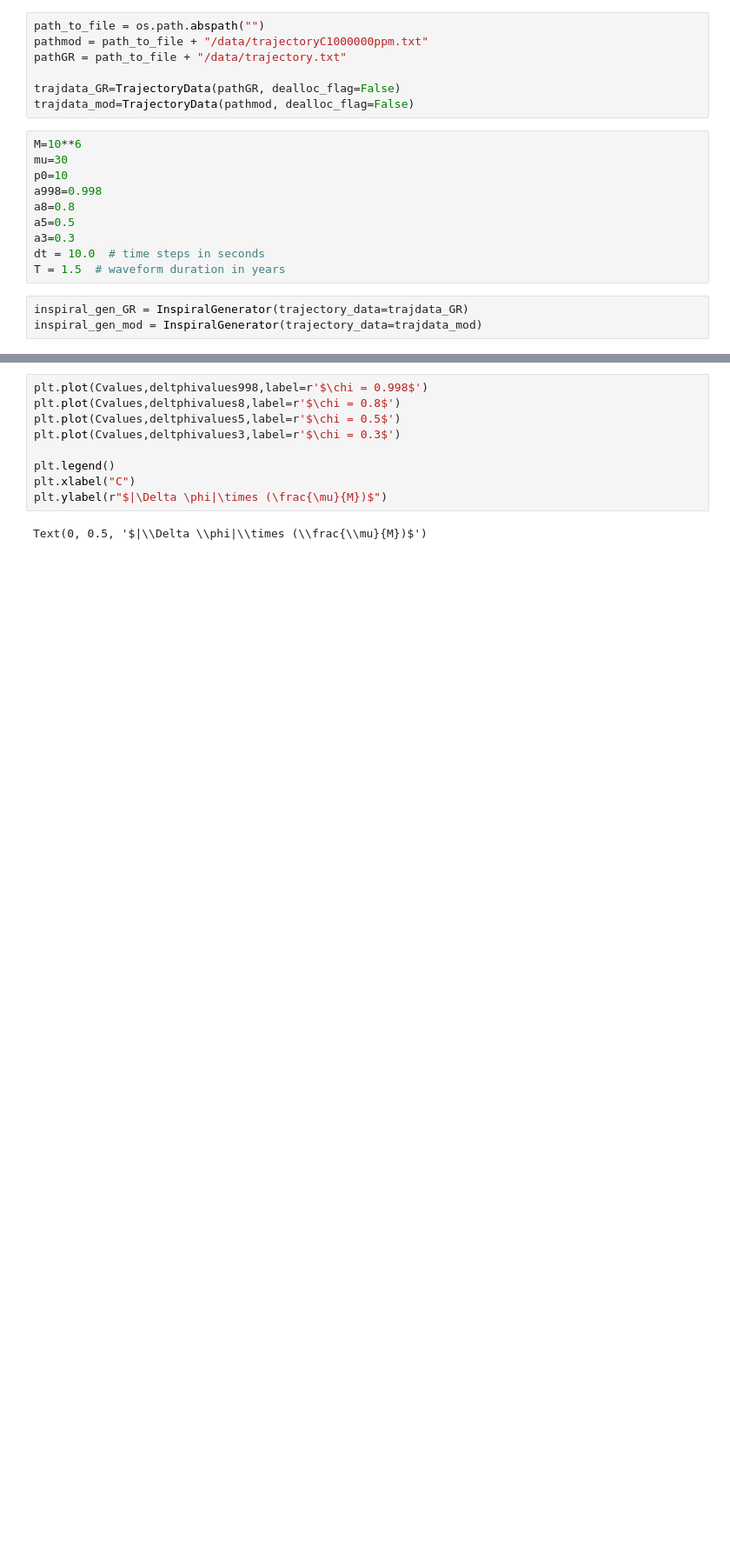
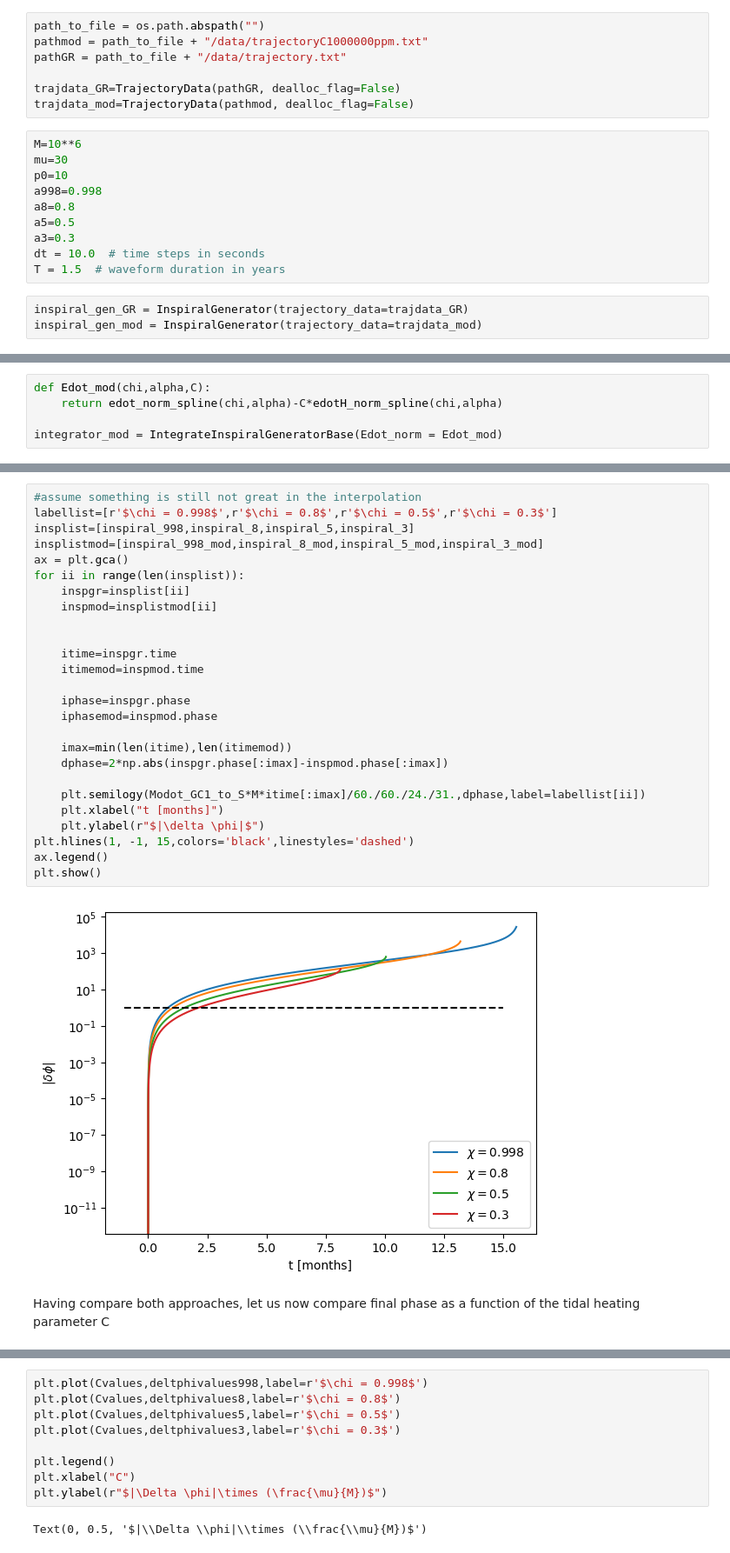
Before and after one commit to KwintenF/bhpwave, a Jupyter notebook: Example_Tidal_Heating.ipynb, the cells around one changed output, grey strips where cells are left out. Shown at 87% size. Cells and saved outputs as stored; diff of their text form; blank space fills up the shorter version.

```diff
--- a/Example_Tidal_Heating.ipynb
+++ b/Example_Tidal_Heating.ipynb
@@ -239,0 +268,5 @@ plt.show()
+# %%
+def Edot_mod(chi,alpha,C):
+    return edot_norm_spline(chi,alpha)-C*edotH_norm_spline(chi,alpha)
+
+integrator_mod = IntegrateInspiralGeneratorBase(Edot_norm = Edot_mod)
@@ -240 +305,31 @@ plt.show()
+# %%
+#assume something is still not great in the interpolation
+labellist=[r'$\chi = 0.998$',r'$\chi = 0.8$',r'$\chi = 0.5$',r'$\chi = 0.3$']
+insplist=[inspiral_998,inspiral_8,inspiral_5,inspiral_3]
+insplistmod=[inspiral_998_mod,inspiral_8_mod,inspiral_5_mod,inspiral_3_mod]
+ax = plt.gca()
+for ii in range(len(insplist)):
+    inspgr=insplist[ii]
+    inspmod=insplistmod[ii]
+
+
+    itime=inspgr.time
+    itimemod=inspmod.time
+
+    iphase=inspgr.phase
+    iphasemod=inspmod.phase
+
+    imax=min(len(itime),len(itimemod))
+    dphase=2*np.abs(inspgr.phase[:imax]-inspmod.phase[:imax])
+
+    plt.semilogy(Modot_GC1_to_S*M*itime[:imax]/60./60./24./31.,dphase,label=labellist[ii])
+    plt.xlabel("t [months]")
+    plt.ylabel(r"$|\delta \phi|$")
+plt.hlines(1, -1, 15,colors='black',linestyles='dashed')
+ax.legend()
+plt.show()
+# %% [output]
+[figure, added]
+# %% [markdown]
+Having compare both approaches, let us now compare final phase as a function of the tidal heating parameter C
 # %%
```
Also changed, not shown: parts of 29 cells of this notebook, 1 other file.
